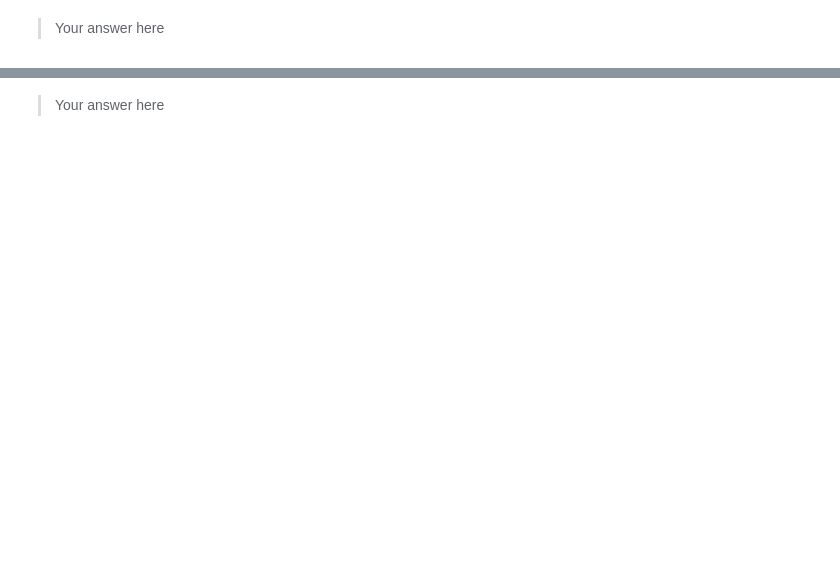
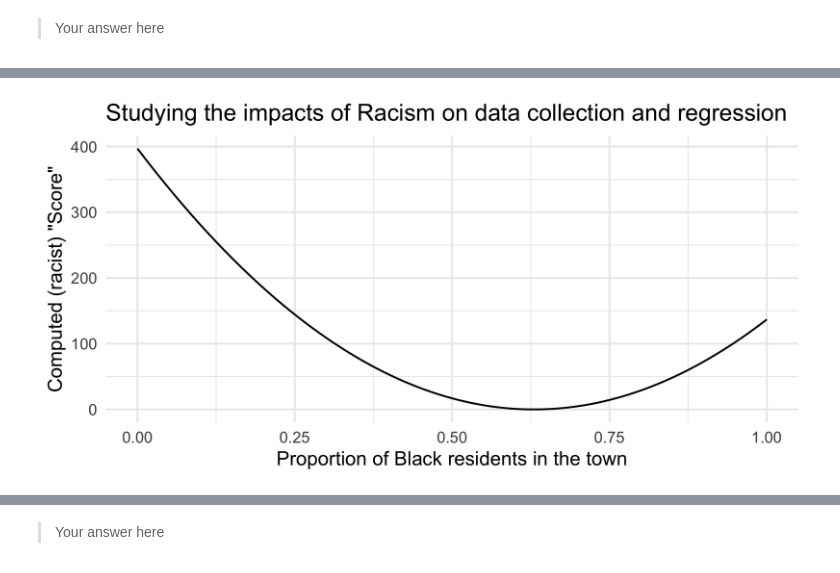
Before and after one commit to org-firasm/ubc_stats, a Jupyter notebook: class/week01/lab.ipynb, the cells around one changed output, grey strips where cells are left out. Cells and saved outputs as stored; diff of their text form; code cells hidden in the pictures; blank space fills up the shorter version.

```diff
--- a/class/week01/lab.ipynb
+++ b/class/week01/lab.ipynb
@@ -262,0 +584,21 @@ Hint: In particular, I suggest starting with visualizing the function `1000(Bk -
+# %%
+b_func <- function(b) {
+  return(1000 * (b - 0.63)^2)
+}
+
+
+b_plot <-
+  ggplot() +
+  xlim(0, 1) +
+  geom_function(fun = b_func) +
+  theme_minimal() +
+  labs(
+    x = "Proportion of Black residents in the town",
+    y = 'Computed (racist) "Score"',
+    title = "Studying the impacts of Racism on data collection and regression"
+  )
+
+
+b_plot
+# %% [output]
+[figure, added]
```
Also changed, not shown: parts of 57 cells of this notebook, 6 other files.
